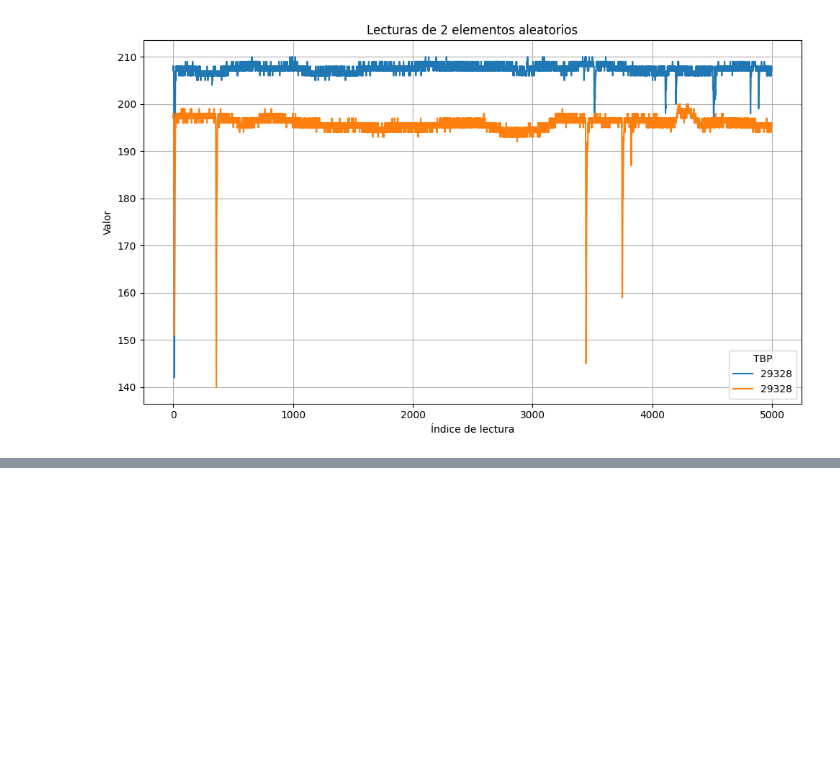
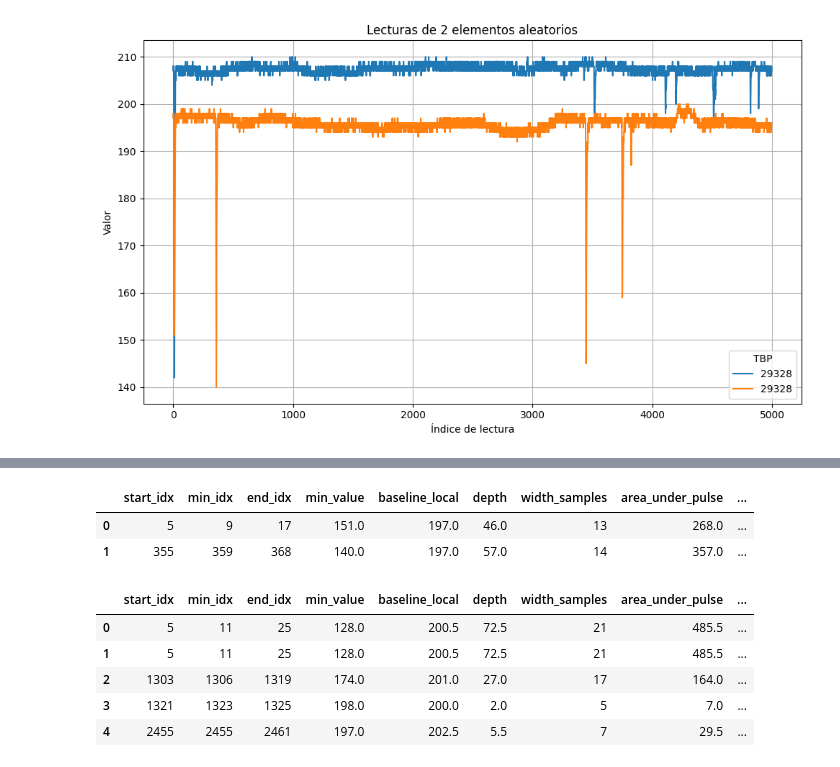
Before and after one commit to ECFM-USAC/LAGO_data_model, a Jupyter notebook: notebooks/eda.ipynb, the cells around one changed output, grey strips where cells are left out. Saved outputs shown, nothing was run; the diff lists cells and outputs as text; code cells hidden in the pictures; blank space fills up the shorter version.

```diff
--- a/notebooks/eda.ipynb
+++ b/notebooks/eda.ipynb
@@ -59,0 +80,6 @@ data
+# %%
+df_pulses
+# %% [output]
+|  | start_idx | min_idx | end_idx | min_value | baseline_local | depth | width_samples | area_under_pulse | ... |
+| 0 | 5 | 9 | 17 | 151.0 | 197.0 | 46.0 | 13 | 268.0 | ... |
+| 1 | 355 | 359 | 368 | 140.0 | 197.0 | 57.0 | 14 | 357.0 | ... |
@@ -59,0 +94,9 @@ data
+# %%
+df_pulses
+# %% [output]
+|  | start_idx | min_idx | end_idx | min_value | baseline_local | depth | width_samples | area_under_pulse | ... |
+| 0 | 5 | 11 | 25 | 128.0 | 200.5 | 72.5 | 21 | 485.5 | ... |
+| 1 | 5 | 11 | 25 | 128.0 | 200.5 | 72.5 | 21 | 485.5 | ... |
+| 2 | 1303 | 1306 | 1319 | 174.0 | 201.0 | 27.0 | 17 | 164.0 | ... |
+| 3 | 1321 | 1323 | 1325 | 198.0 | 200.0 | 2.0 | 5 | 7.0 | ... |
+| 4 | 2455 | 2455 | 2461 | 197.0 | 202.5 | 5.5 | 7 | 29.5 | ... |
```
Also changed, not shown: parts of 14 cells of this notebook, 1 other file.
